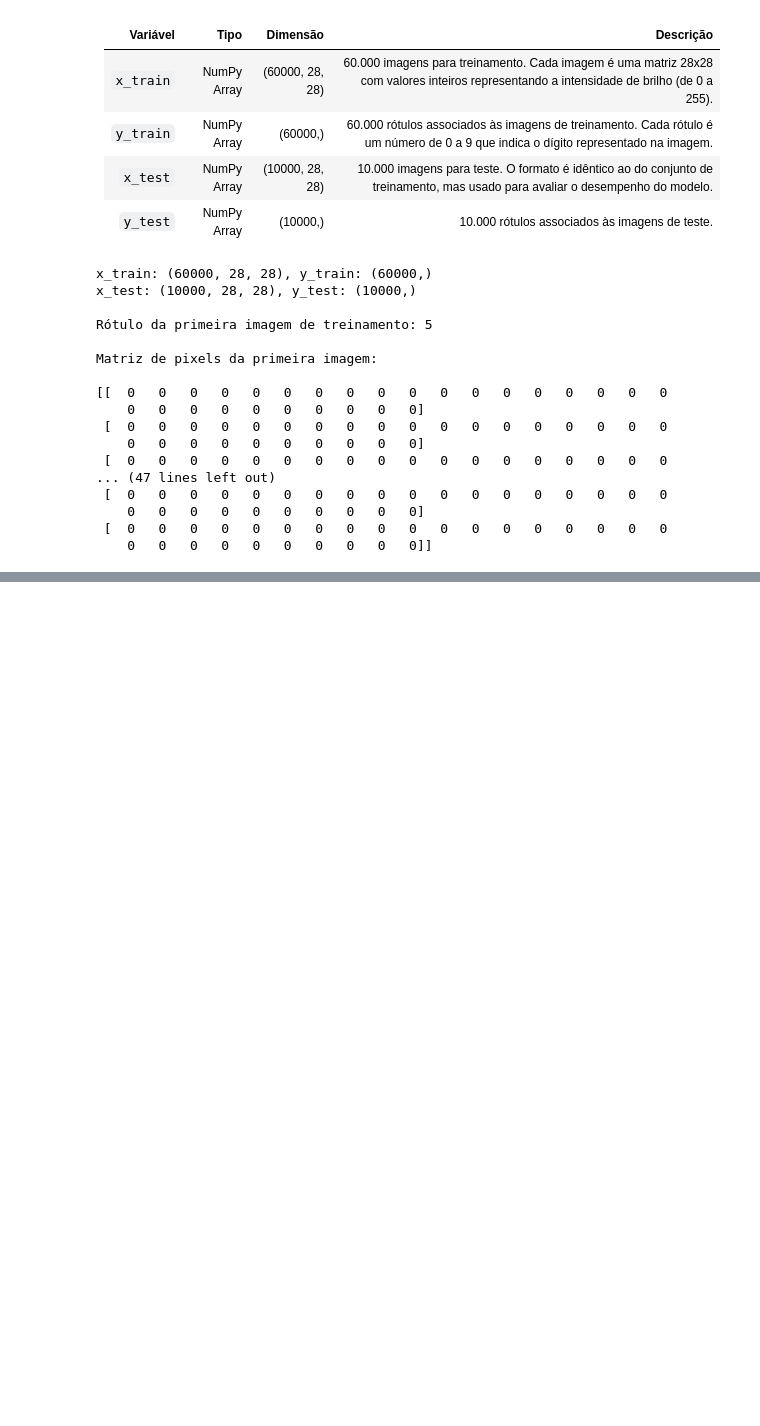
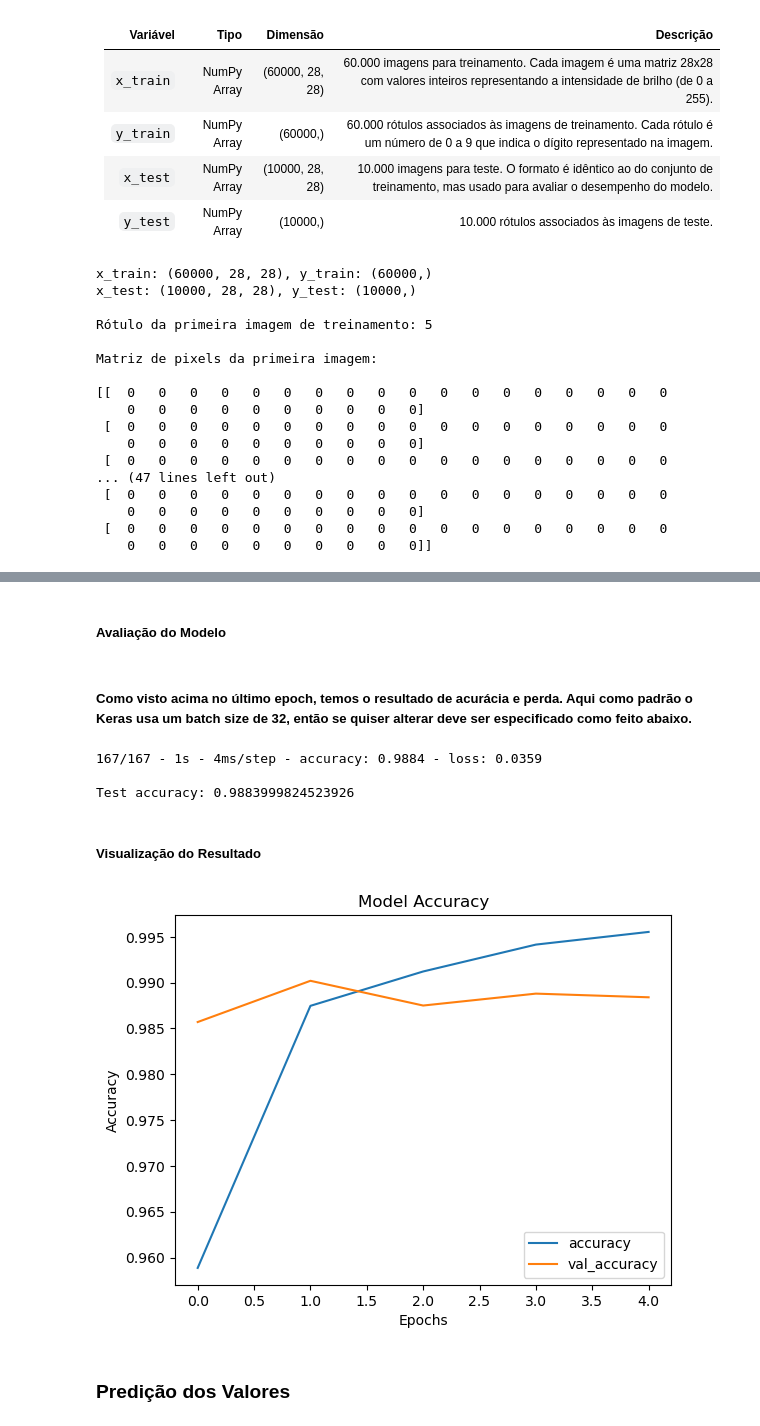
Before and after one commit to Willian-Campos/DeepLearn-Apprenticeship, a Jupyter notebook: MNIST_Tensorflow/MNIST_tensorflow.ipynb, the cells around one changed output, grey strips where cells are left out. Drawn from its saved outputs; the diff is of its cells as text; code cells hidden in the pictures; blank space fills up the shorter version.

Commit message:
Salvando .ipynb do MNIST
Primeiro contato com DeepLearn com trabalho usando dados do MNIST e usando CNN para solução.

```diff
--- a/MNIST_Tensorflow/MNIST_tensorflow.ipynb
+++ b/MNIST_Tensorflow/MNIST_tensorflow.ipynb
@@ -90,0 +259,2 @@ plt.show()
+# %%
+model.add(tf.keras.layers.Flatten())
@@ -90,0 +273,2 @@ plt.show()
+# %%
+model.add(tf.keras.layers.Dense(64, activation='relu'))
@@ -90,0 +286,2 @@ plt.show()
+# %%
+model.add(tf.keras.layers.Dense(10, activation='softmax'))
@@ -90,0 +293,28 @@ plt.show()
+# %%
+model.compile(optimizer='adam',
+              loss='categorical_crossentropy',
+              metrics=['accuracy'])
+
+# Optimizer
+'''Aqui é onde vai ser calculado/atualizado os pesos durante o treinamento,
+aqui é usado o famoso gradiente descendente, acesse o link da cédula abaixo para saber mais'''
+
+# Adam (Adaptive Moment Estimation)
+'''Aqui vou precisar tirar um tempo para estudar mais, pois é uma aplicação de matemática
+    mais profunda, porém Adam é um otimizador que funciona bem para a maioria dos problemas'''
+
+# Loss
+'''Aqui é a mesma situação de aprendizado de máquina classico/tabular, medido a diferença entre
+as predições do modelo e os rótulos/resultado para parte do treinamento.
+
+Para problemas de multiplas classes geralmente é usado o categorical_crossentropy:
+Aqui é comparado a saída do softmax(os valores de 0 a 1 que dão as "probabilidades")
+com os rótulos em one-hot encoded, é penalizado as predições erradas para o modelo aprender
+a ajustar os pesos e melhorar a predição, quanto mais errado maior a penalização.'''
+
+# Metrics
+'''Como nos modelos classicos, aqui são as métricas que podem ser usadas para verificar o quão bem
+o modelo está se comportando, no caso foi usado a acuracidade que mede a proporção de acertos.
+A métrica usada pode acabar mudando totalmente o comportamento do modelo.
+Na cédula abaixo deixei link do meu projeto onde faço comparação de métricas.
+'''
@@ -90,0 +382,27 @@ plt.show()
+# %% [markdown]
+##### Avaliação do Modelo
+# %% [markdown]
+##### Como visto acima no último epoch, temos o resultado de acurácia e perda. Aqui como padrão o Keras usa um batch size de 32, então se quiser alterar deve ser especificado como feito abaixo.
+# %%
+# Avaliando a precisão do modelo nos dados de teste
+test_loss, test_acc = model.evaluate(x_test, y_test, batch_size=60, verbose=2)
+print('\nTest accuracy:', test_acc)
+# %% [output]
+167/167 - 1s - 4ms/step - accuracy: 0.9884 - loss: 0.0359
+
+Test accuracy: 0.9883999824523926
+# %% [markdown]
+##### Visualização do Resultado
+# %%
+# Visualizando o histórico de treinamento
+plt.plot(history.history['accuracy'], label='accuracy')
+plt.plot(history.history['val_accuracy'], label = 'val_accuracy')
+plt.xlabel('Epochs')
+plt.ylabel('Accuracy')
+plt.legend(loc='lower right')
+plt.title('Model Accuracy')
+plt.show()
+# %% [output]
+[figure, added]
+# %% [markdown]
+### Predição dos Valores
```
Also changed, not shown: parts of 51 cells of this notebook.
